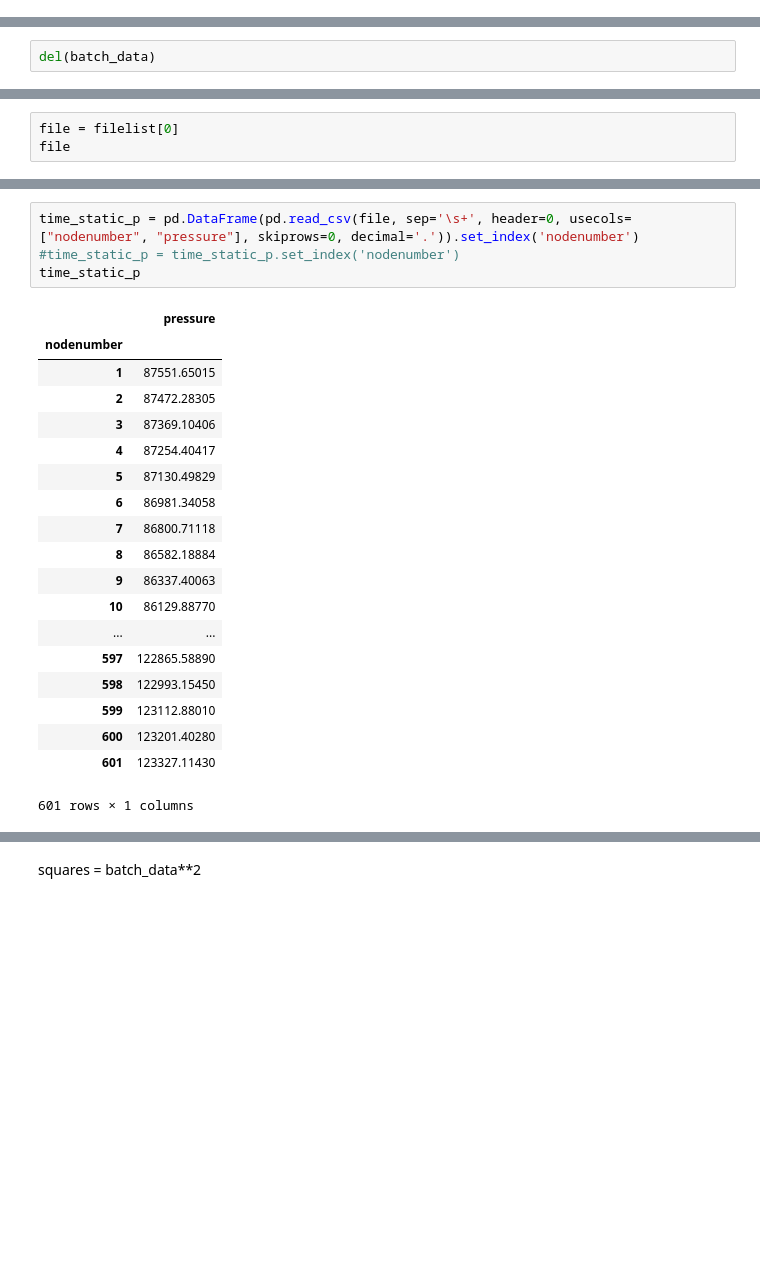
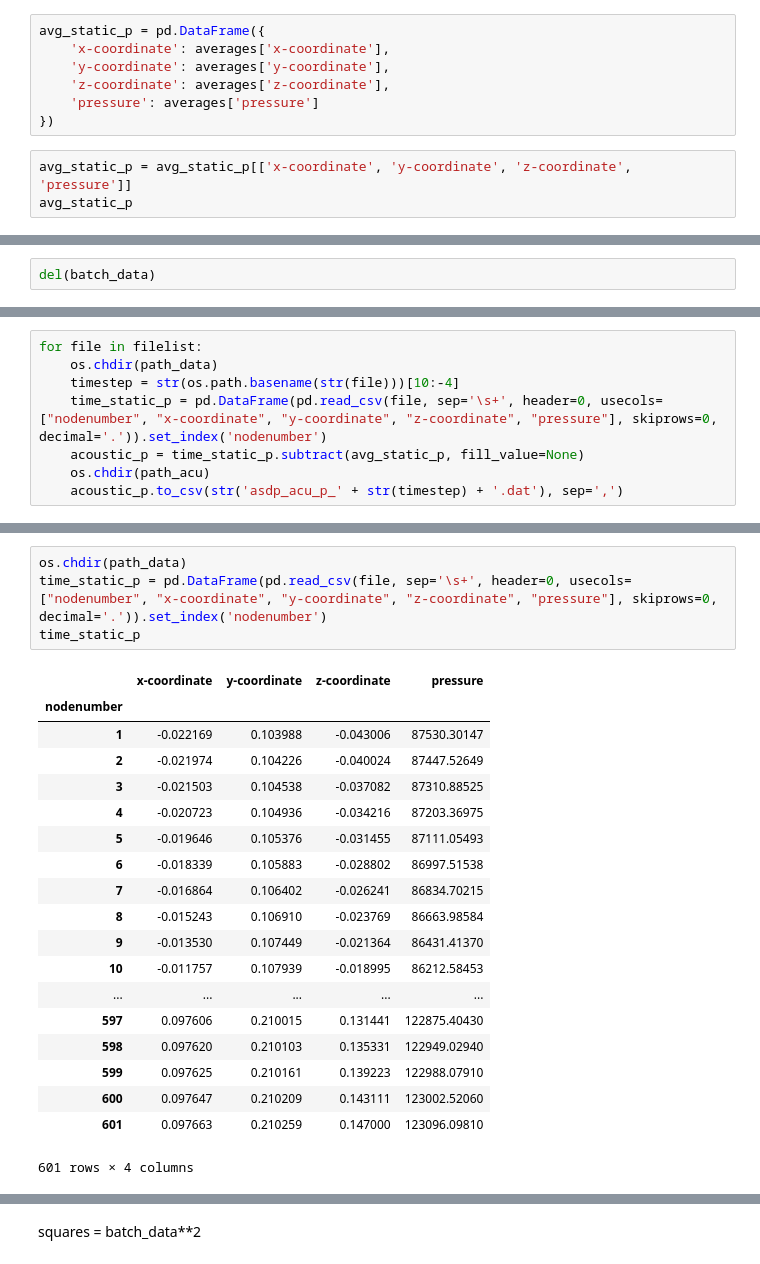
Before and after one commit to JedrzejMosiezny/R67-data-analysis, a Jupyter notebook: Noise in Dask.ipynb, the cells around one changed output, grey strips where cells are left out. Cells and saved outputs as stored; diff of their text form; blank space fills up the shorter version.

```diff
--- a/Noise in Dask.ipynb
+++ b/Noise in Dask.ipynb
@@ -66,0 +28,10 @@ avg_static_p
+# %%
+avg_static_p = pd.DataFrame({
+    'x-coordinate': averages['x-coordinate'],
+    'y-coordinate': averages['y-coordinate'],
+    'z-coordinate': averages['z-coordinate'],
+    'pressure': averages['pressure']
+})
+# %%
+avg_static_p = avg_static_p[['x-coordinate', 'y-coordinate', 'z-coordinate', 'pressure']]
+avg_static_p
@@ -90,3 +61,0 @@ filelist
-# %%
-file = filelist[0]
-file
@@ -107,0 +62,8 @@ cwd
+# %%
+for file in filelist:
+    os.chdir(path_data)
+    timestep = str(os.path.basename(str(file)))[10:-4]
+    time_static_p = pd.DataFrame(pd.read_csv(file, sep='\s+', header=0, usecols=["nodenumber", "x-coordinate", "y-coordinate", "z-coordinate", "pressure"], skiprows=0, decimal='.')).set_index('nodenumber')
+    acoustic_p = time_static_p.subtract(avg_static_p, fill_value=None)
+    os.chdir(path_acu)
+    acoustic_p.to_csv(str('asdp_acu_p_' + str(timestep) + '.dat'), sep=',')
@@ -108,24 +92,24 @@ cwd
 # %%
-time_static_p = pd.DataFrame(pd.read_csv(file, sep='\s+', header=0, usecols=["nodenumber", "pressure"], skiprows=0, decimal='.')).set_index('nodenumber')
-#time_static_p = time_static_p.set_index('nodenumber')
+os.chdir(path_data)
+time_static_p = pd.DataFrame(pd.read_csv(file, sep='\s+', header=0, usecols=["nodenumber", "x-coordinate", "y-coordinate", "z-coordinate", "pressure"], skiprows=0, decimal='.')).set_index('nodenumber')
 time_static_p
 # %% [output]
-|  | pressure |
-| nodenumber |  |
-| 1 | 87551.65015 |
-| 2 | 87472.28305 |
-| 3 | 87369.10406 |
-| 4 | 87254.40417 |
-| 5 | 87130.49829 |
-| 6 | 86981.34058 |
-| 7 | 86800.71118 |
-| 8 | 86582.18884 |
-| 9 | 86337.40063 |
-| 10 | 86129.88770 |
-| ... | ... |
-| 597 | 122865.58890 |
-| 598 | 122993.15450 |
-| 599 | 123112.88010 |
-| 600 | 123201.40280 |
-| 601 | 123327.11430 |
+|  | x-coordinate | y-coordinate | z-coordinate | pressure |
+| nodenumber |  |  |  |  |
+| 1 | -0.022169 | 0.103988 | -0.043006 | 87530.30147 |
+| 2 | -0.021974 | 0.104226 | -0.040024 | 87447.52649 |
+| 3 | -0.021503 | 0.104538 | -0.037082 | 87310.88525 |
+| 4 | -0.020723 | 0.104936 | -0.034216 | 87203.36975 |
+| 5 | -0.019646 | 0.105376 | -0.031455 | 87111.05493 |
+| 6 | -0.018339 | 0.105883 | -0.028802 | 86997.51538 |
+| 7 | -0.016864 | 0.106402 | -0.026241 | 86834.70215 |
+| 8 | -0.015243 | 0.106910 | -0.023769 | 86663.98584 |
+| 9 | -0.013530 | 0.107449 | -0.021364 | 86431.41370 |
+| 10 | -0.011757 | 0.107939 | -0.018995 | 86212.58453 |
+| ... | ... | ... | ... | ... |
+| 597 | 0.097606 | 0.210015 | 0.131441 | 122875.40430 |
+| 598 | 0.097620 | 0.210103 | 0.135331 | 122949.02940 |
+| 599 | 0.097625 | 0.210161 | 0.139223 | 122988.07910 |
+| 600 | 0.097647 | 0.210209 | 0.143111 | 123002.52060 |
+| 601 | 0.097663 | 0.210259 | 0.147000 | 123096.09810 |
-601 rows × 1 columns
+601 rows × 4 columns
```
Also changed, not shown: parts of 14 cells of this notebook.
